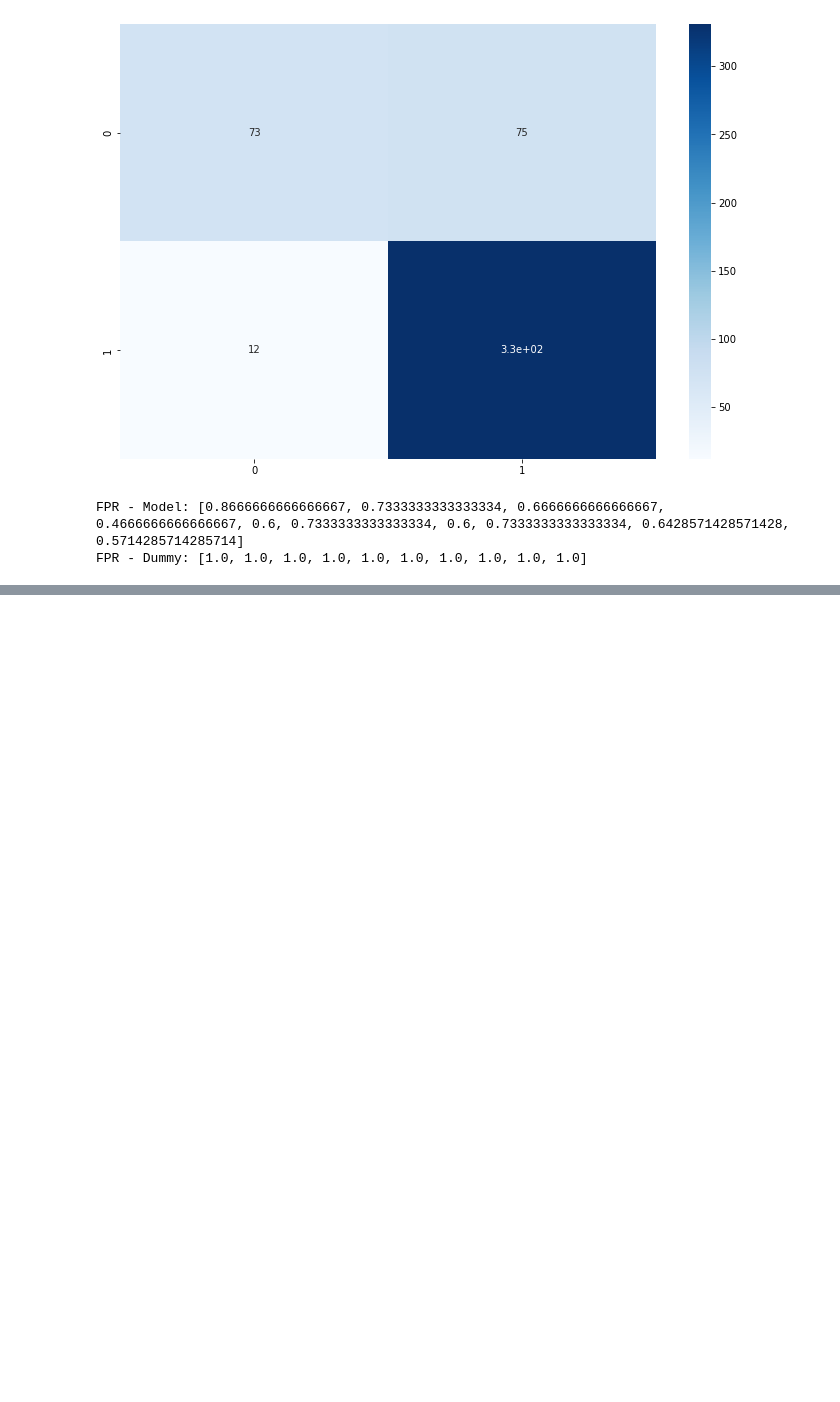
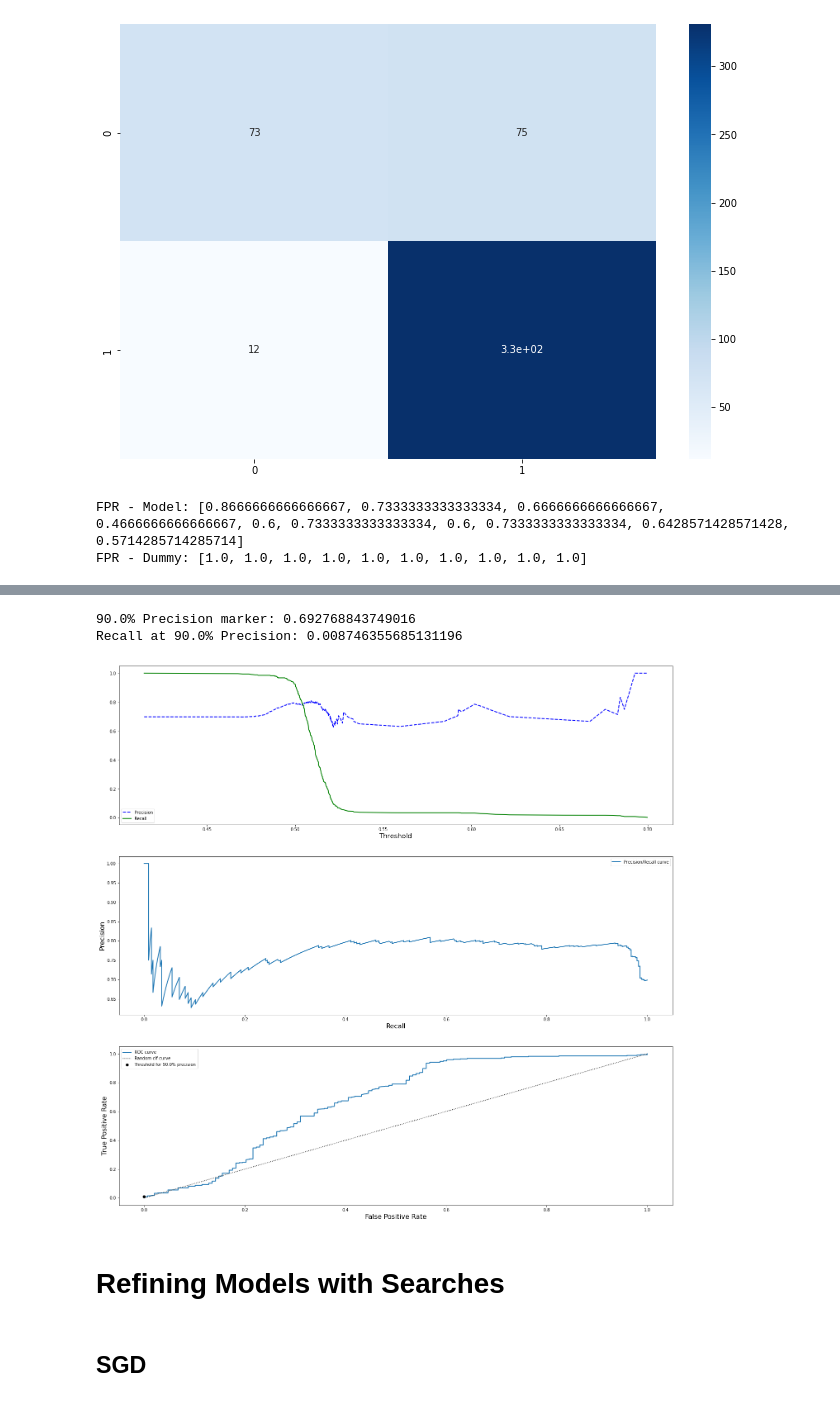
Before and after one commit to CharlesPizza/HomeLoan, a Jupyter notebook: Walkthrough.ipynb, the cells around one changed output, grey strips where cells are left out. Saved outputs shown, nothing was run; the diff lists cells and outputs as text; code cells hidden in the pictures; blank space fills up the shorter version.

```diff
--- a/Walkthrough.ipynb
+++ b/Walkthrough.ipynb
@@ -473,0 +516,10 @@ FPR - Dummy: [1.0, 1.0, 1.0, 1.0, 1.0, 1.0, 1.0, 1.0, 1.0, 1.0]
+# %%
+threshold_eval(ada_clf, X_train_prep, y_train_prep, cv=3, method='predict_proba', threshold=0.9)
+# %% [output]
+90.0% Precision marker: 0.692768843749016
+Recall at 90.0% Precision: 0.008746355685131196
+[figure, added]
+# %% [markdown]
+# Refining Models with Searches
+# %% [markdown]
+## SGD
```
Also changed, not shown: parts of 32 cells of this notebook, 3 other files.
